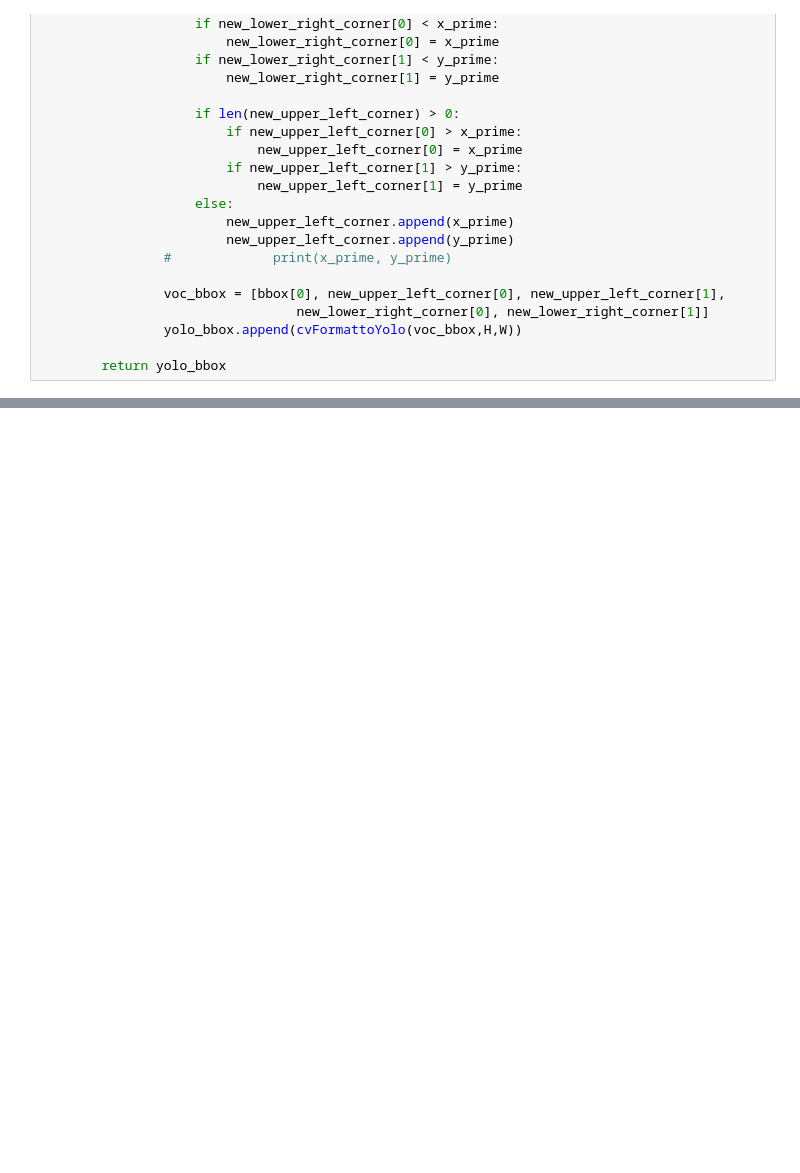
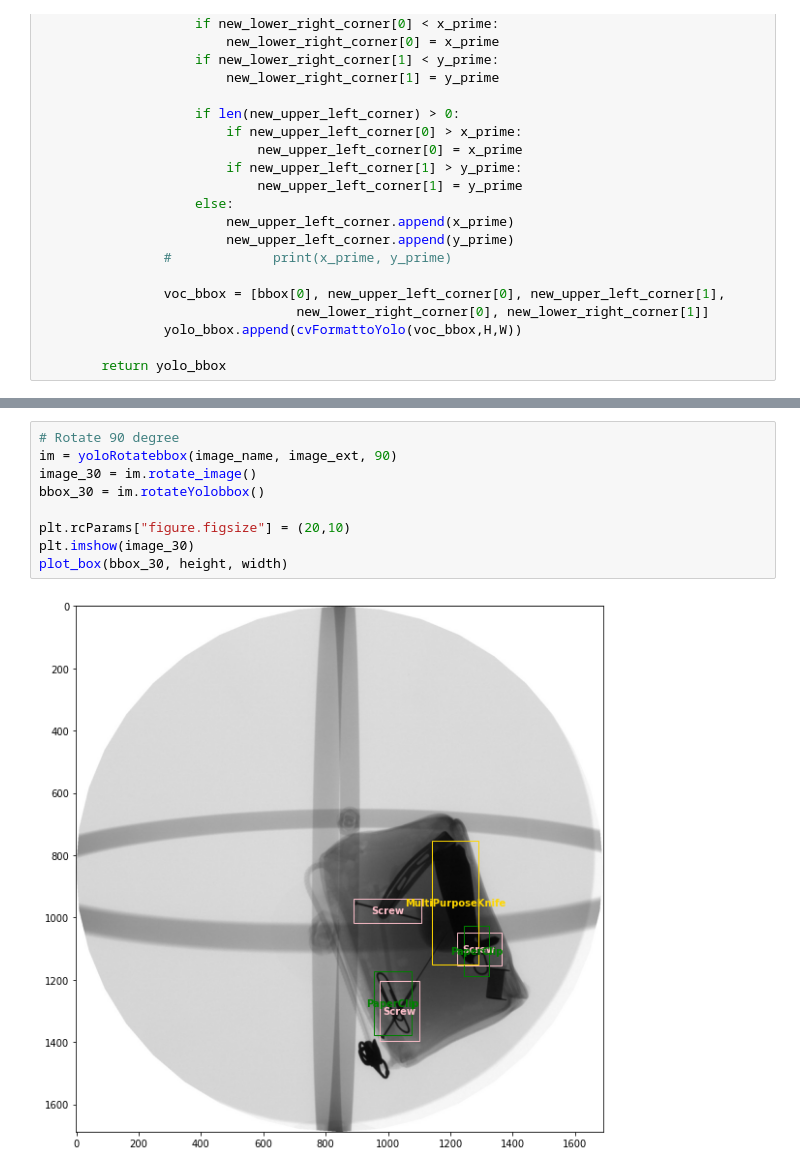
Before and after one commit to nguyen-nhat-mai/object_detection, a Jupyter notebook: Rotate_img_yolo.ipynb, the cells around one changed output, grey strips where cells are left out. Drawn from its saved outputs; the diff is of its cells as text; blank space fills up the shorter version.

```diff
--- a/Rotate_img_yolo.ipynb
+++ b/Rotate_img_yolo.ipynb
@@ -166 +166,12 @@ class yoloRotatebbox:
+# %%
+# Rotate 90 degree
+im = yoloRotatebbox(image_name, image_ext, 90)
+image_30 = im.rotate_image()
+bbox_30 = im.rotateYolobbox()
+
+plt.rcParams["figure.figsize"] = (20,10)
+plt.imshow(image_30)
+plot_box(bbox_30, height, width)
+# %% [output]
+[figure, added]
 # %%
```
Also changed, not shown: parts of 3 cells of this notebook.
